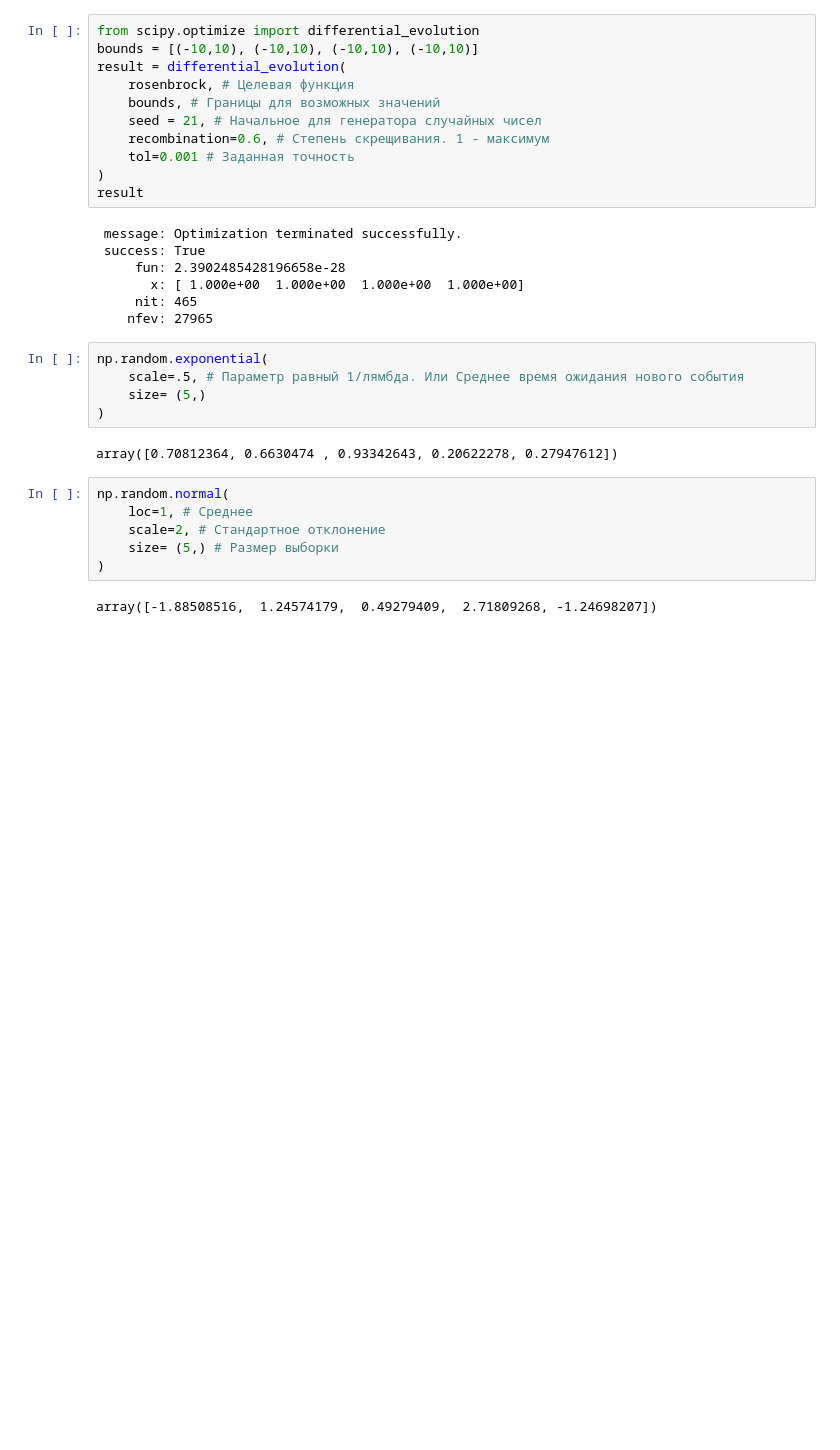
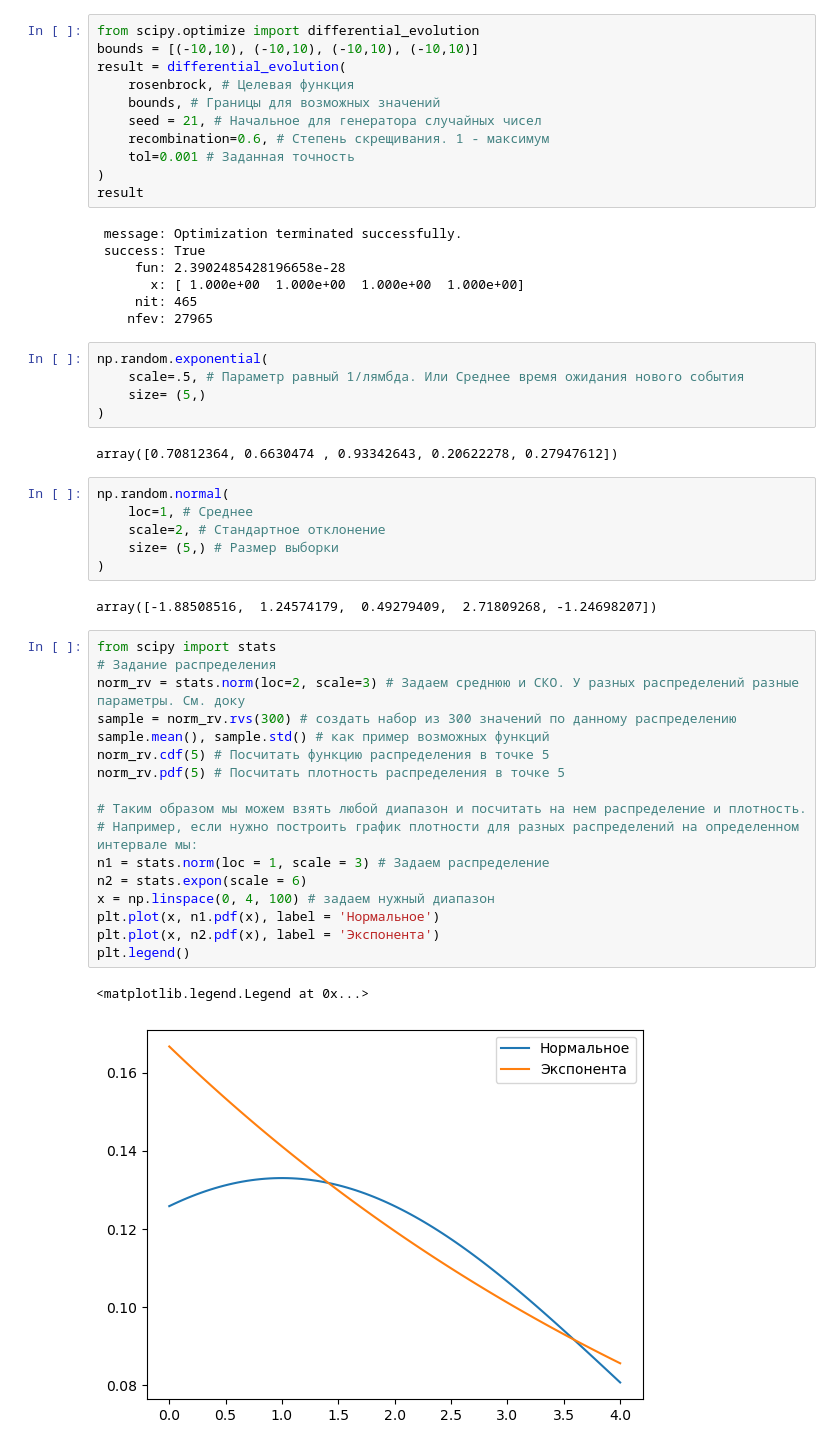
Before and after one commit to Vadych/Netology, a Jupyter notebook: test.ipynb, the cells around one changed output. Cells and saved outputs as stored; diff of their text form; blank space fills up the shorter version.

```diff
--- a/test.ipynb
+++ b/test.ipynb
@@ -292,3 +292,23 @@ np.random.normal(
 )
 # %% [output]
 array([-1.88508516,  1.24574179,  0.49279409,  2.71809268, -1.24698207])
+# %%
+from scipy import stats
+# Задание распределения
+norm_rv = stats.norm(loc=2, scale=3) # Задаем среднюю и СКО. У разных распределений разные параметры. См. доку
+sample = norm_rv.rvs(300) # создать набор из 300 значений по данному распределению
+sample.mean(), sample.std() # как пример возможных функций
+norm_rv.cdf(5) # Посчитать функцию распределения в точке 5
+norm_rv.pdf(5) # Посчитать плотность распределения в точке 5
+
+# Таким образом мы можем взять любой диапазон и посчитать на нем распределение и плотность.
+# Например, если нужно построить график плотности для разных распределений на определенном интервале мы:
+n1 = stats.norm(loc = 1, scale = 3) # Задаем распределение
+n2 = stats.expon(scale = 6)
+x = np.linspace(0, 4, 100) # задаем нужный диапазон
+plt.plot(x, n1.pdf(x), label = 'Нормальное')
+plt.plot(x, n2.pdf(x), label = 'Экспонента')
+plt.legend()
+# %% [output]
+<matplotlib.legend.Legend at 0x...>
+[figure, added]
```
Also changed, not shown: parts of 1 cell of this notebook, 2 other files.
